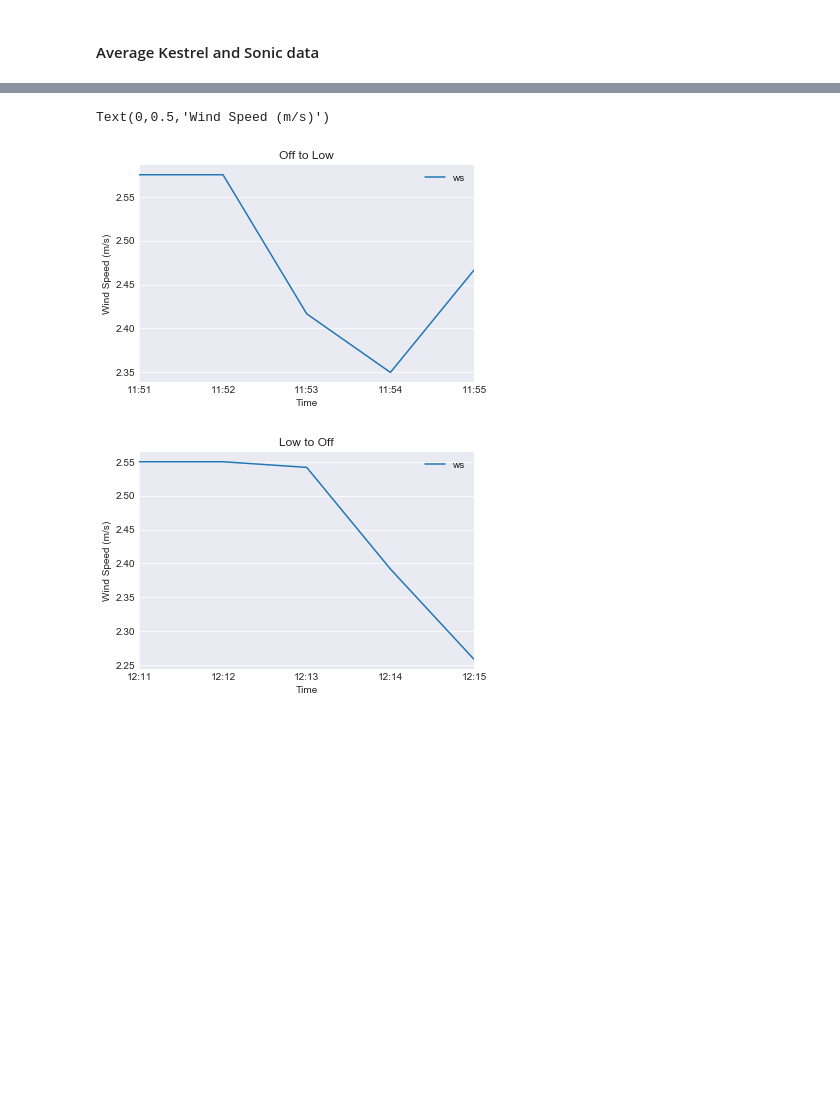
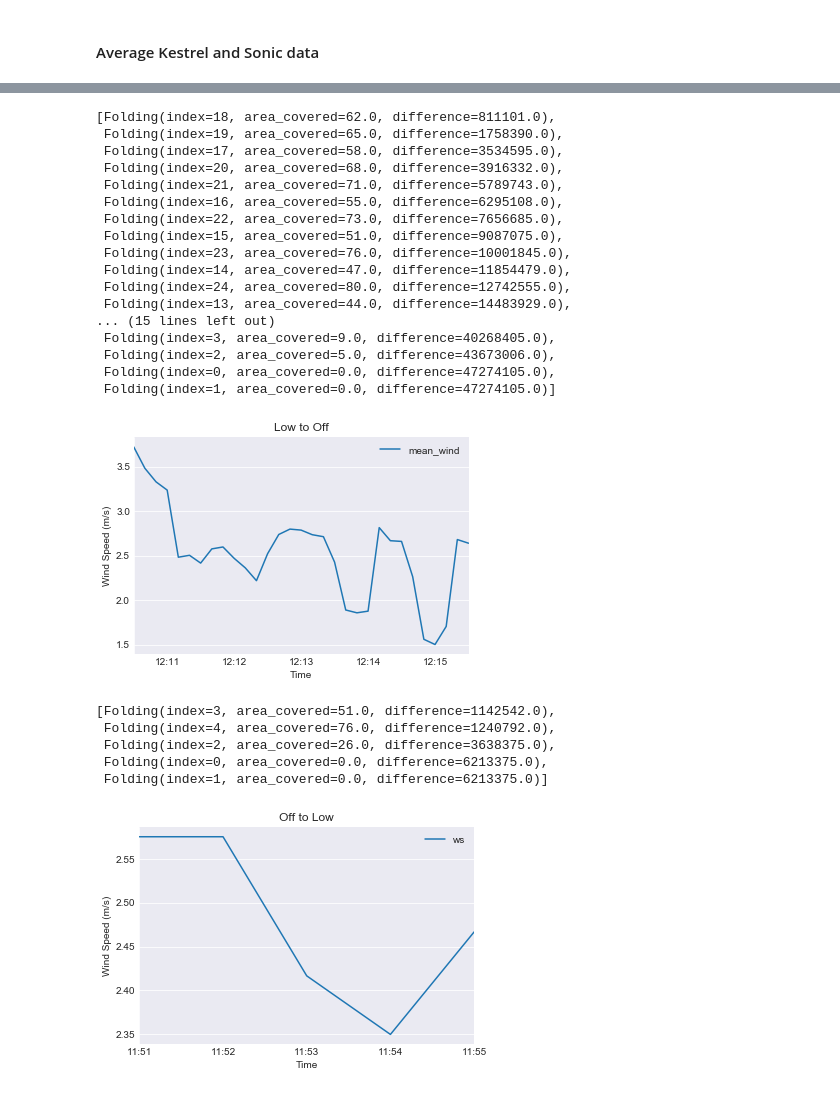
Before and after one commit to Pearl-Ayem/a303_course_work, a Jupyter notebook: Lab 8/Lab 8 analysis.ipynb, the cells around one changed output, grey strips where cells are left out. Saved outputs shown, nothing was run; the diff lists cells and outputs as text; code cells hidden in the pictures; blank space fills up the shorter version.

```diff
--- a/Lab 8/Lab 8 analysis.ipynb
+++ b/Lab 8/Lab 8 analysis.ipynb
@@ -752,3 +755,45 @@ find_alpha(son20['u'],son20['v'])
+# %%
+## LOW TO OFF
+start_date= pd.Timestamp(2020,3,6,12,10,35)
+end_date = pd.Timestamp(2020,3,6,12,15,37)
+mask2 = (son20['time'] >= start_date) & (son20['time'] <= end_date)
+son20_end = son20.loc[mask2]
+son20_end
+
+son20_end.index = pd.DatetimeIndex(son20_end.time)
+avg_time = '10S'
+ws = (son20_end['mean_wind'].resample(avg_time).mean())
+data = {'mean_wind':ws}
+son20_end_avg=pd.DataFrame(data)
+
+son20_end_avg.plot()
+plt.grid(True)
+plt.title('Low to Off')
+plt.xlabel('Time')
+plt.ylabel('Wind Speed (m/s)')
+
+data=e_folding(son20_end_avg['mean_wind'])
+e_folding_sorted = sorted(data, key=lambda tup: tup[2])
+e_folding_sorted
+# %% [output]
+[Folding(index=18, area_covered=62.0, difference=811101.0),
+ Folding(index=19, area_covered=65.0, difference=1758390.0),
+ Folding(index=17, area_covered=58.0, difference=3534595.0),
+ Folding(index=20, area_covered=68.0, difference=3916332.0),
+ Folding(index=21, area_covered=71.0, difference=5789743.0),
+ Folding(index=16, area_covered=55.0, difference=6295108.0),
+ Folding(index=22, area_covered=73.0, difference=7656685.0),
+ Folding(index=15, area_covered=51.0, difference=9087075.0),
+ Folding(index=23, area_covered=76.0, difference=10001845.0),
+ Folding(index=14, area_covered=47.0, difference=11854479.0),
+ Folding(index=24, area_covered=80.0, difference=12742555.0),
+ Folding(index=13, area_covered=44.0, difference=14483929.0),
+... (15 lines left out)
+ Folding(index=3, area_covered=9.0, difference=40268405.0),
+ Folding(index=2, area_covered=5.0, difference=43673006.0),
+ Folding(index=0, area_covered=0.0, difference=47274105.0),
+ Folding(index=1, area_covered=0.0, difference=47274105.0)]
+[figure, added]
 # %%
 ## OFF TO LOW
 start_date= pd.Timestamp(2020,3,6,11,50,0)
@@ -769,28 +814,14 @@ plt.title('Off to Low')
 plt.xlabel('Time')
 plt.ylabel('Wind Speed (m/s)')
 
-
-
-## LOW TO OFF
-start_date= pd.Timestamp(2020,3,6,12,10,35)
-end_date = pd.Timestamp(2020,3,6,12,15,37)
-mask2 = (kes20['time'] >= start_date) & (kes20['time'] <= end_date)
-kes20_end = kes20.loc[mask2]
-kes20_end
-
-kes20_end.index = pd.DatetimeIndex(kes20_end.time)
-avg_time = '60S'
-ws = (kes20_end['ws'].resample(avg_time).mean())
-data = {'ws':ws}
-kes20_end_avg=pd.DataFrame(data)
-
-kes20_end_avg.plot()
-plt.grid(True)
-plt.title('Low to Off')
-plt.xlabel('Time')
-plt.ylabel('Wind Speed (m/s)')
+data=e_folding(kes20_begin_avg['ws'])
+e_folding_sorted = sorted(data, key=lambda tup: tup[2])
+e_folding_sorted
 # %% [output]
-Text(0,0.5,'Wind Speed (m/s)')
+[Folding(index=3, area_covered=51.0, difference=1142542.0),
+ Folding(index=4, area_covered=76.0, difference=1240792.0),
+ Folding(index=2, area_covered=26.0, difference=3638375.0),
+ Folding(index=0, area_covered=0.0, difference=6213375.0),
+ Folding(index=1, area_covered=0.0, difference=6213375.0)]
 [figure]
-[figure, removed]
 # %%
```
Also changed, not shown: parts of 14 cells of this notebook, 4 other files.
